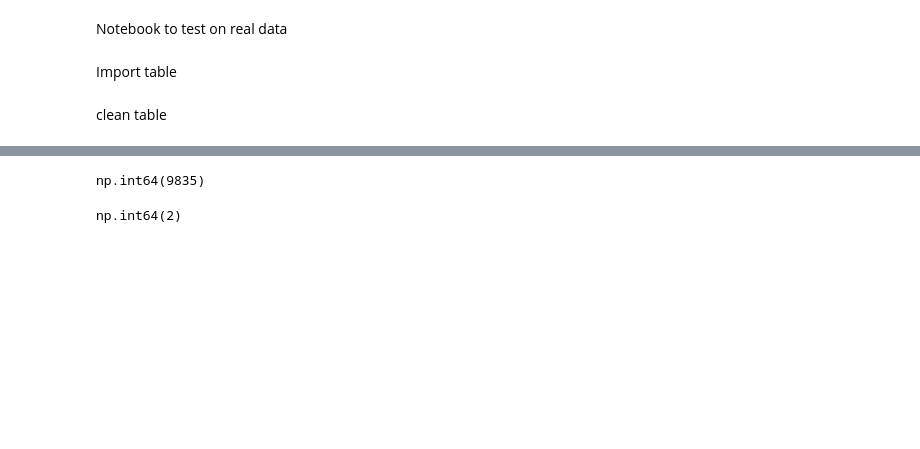
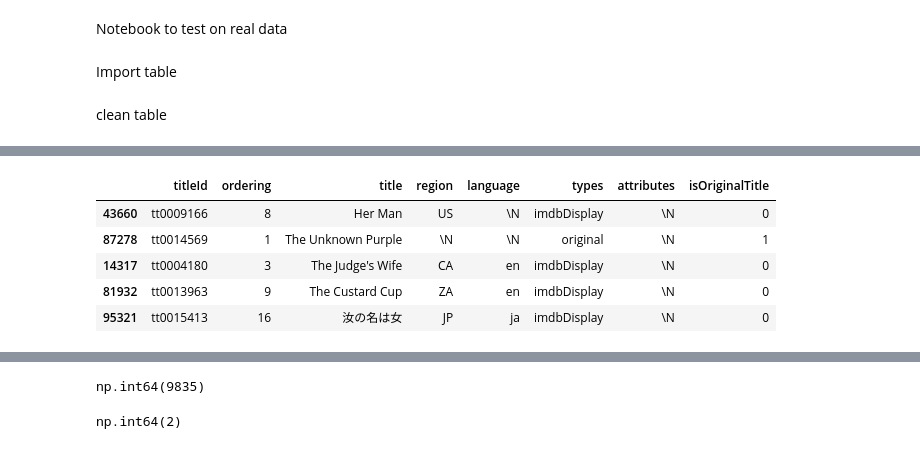
Before and after one commit to debeerpj/datkit, a Jupyter notebook: notebooks/first_profile.ipynb, the cells around one changed output, grey strips where cells are left out. Drawn from its saved outputs; the diff is of its cells as text; code cells hidden in the pictures; blank space fills up the shorter version.

```diff
--- a/notebooks/first_profile.ipynb
+++ b/notebooks/first_profile.ipynb
@@ -24,3 +32,12 @@ df.sample(n=5, random_state=1)
 | 14317 | tt0014555 | movie | Toilers of the Sea | Toilers of the Sea | 0 | 1923 | \N | 60 | Drama |
 | 81932 | tt0083769 | movie | Sha ren ai qing jie | Sha ren ai qing jie | 0 | 1982 | \N | 90 | Action,Romance |
 | 95321 | tt0097513 | movie | Hisaab Khoon Ka | Hisaab Khoon Ka | 0 | 1989 | \N | \N | Drama,Mystery |
+# %%
+df_title_akas.sample(n=5, random_state=1)
+# %% [output]
+|  | titleId | ordering | title | region | language | types | attributes | isOriginalTitle |
+| 43660 | tt0009166 | 8 | Her Man | US | \N | imdbDisplay | \N | 0 |
+| 87278 | tt0014569 | 1 | The Unknown Purple | \N | \N | original | \N | 1 |
+| 14317 | tt0004180 | 3 | The Judge's Wife | CA | en | imdbDisplay | \N | 0 |
+| 81932 | tt0013963 | 9 | The Custard Cup | ZA | en | imdbDisplay | \N | 0 |
+| 95321 | tt0015413 | 16 | 汝の名は女 | JP | ja | imdbDisplay | \N | 0 |
```
Also changed, not shown: parts of 9 cells of this notebook, 8 other files.
